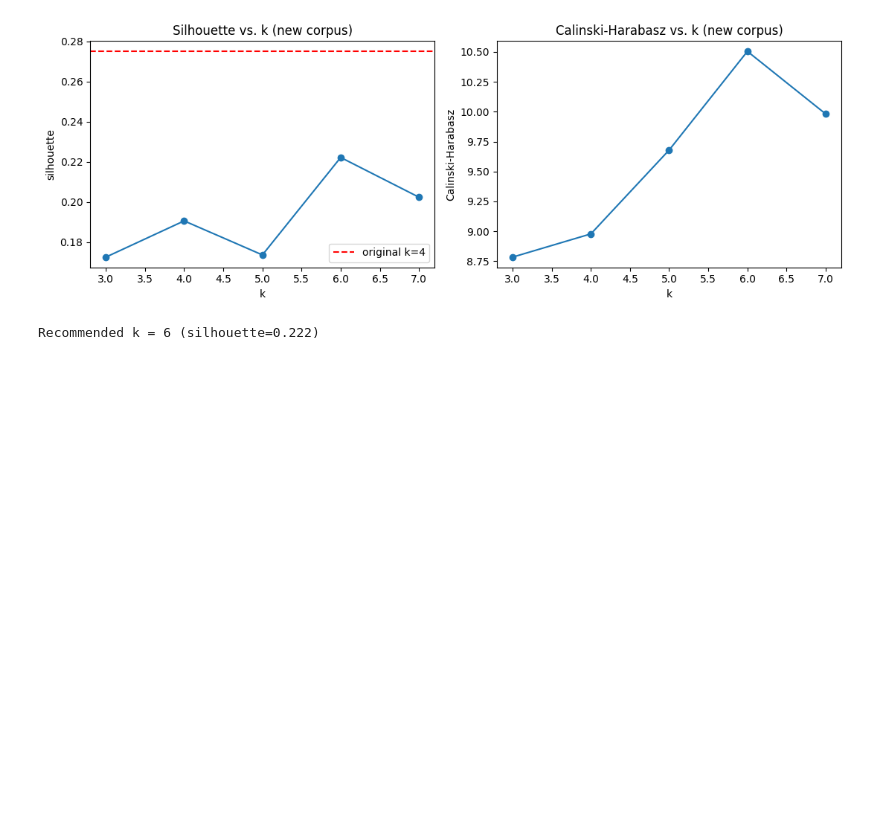
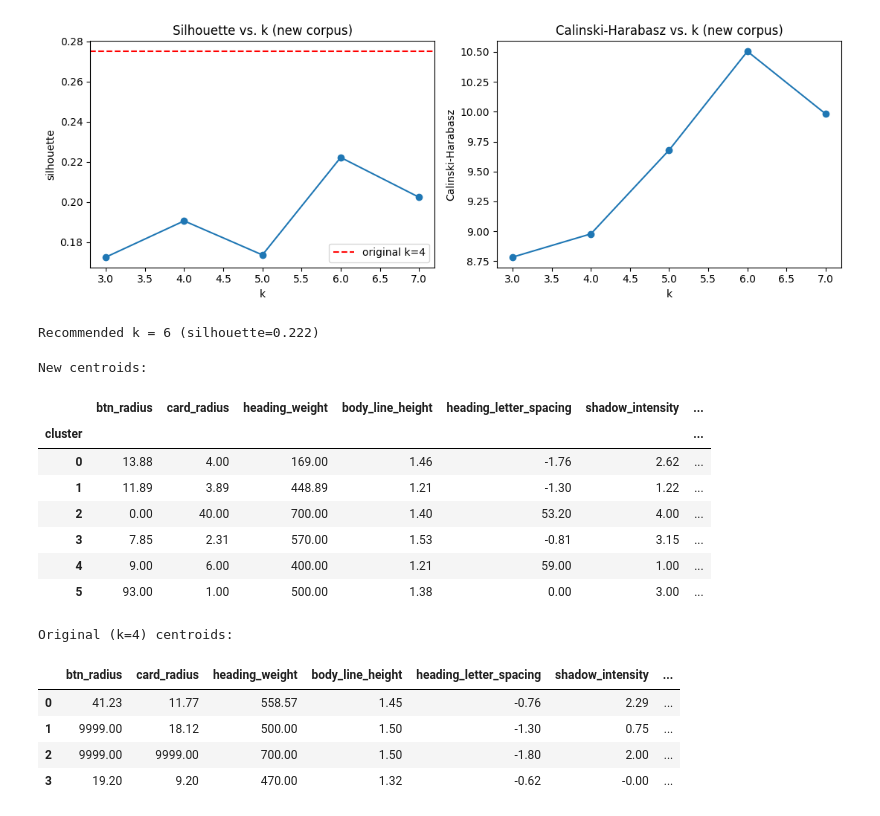
Before and after one commit to haneulcha/design-system-starter, a Jupyter notebook: docs/research/notebooks/2026-04-30-archetype-revalidation.ipynb, the cells around one changed output. Saved outputs shown, nothing was run; the diff lists cells and outputs as text; code cells hidden in the pictures; blank space fills up the shorter version.

```diff
--- a/docs/research/notebooks/2026-04-30-archetype-revalidation.ipynb
+++ b/docs/research/notebooks/2026-04-30-archetype-revalidation.ipynb
@@ -107,3 +108,40 @@ print(f"Recommended k = {best_k} (silhouette={max(silhouettes):.3f})")
 New corpus complete-case n=35 of 58
 [figure]
 Recommended k = 6 (silhouette=0.222)
+# %%
+km = KMeans(n_clusters=best_k, n_init=10, random_state=42).fit(X_new)
+new_complete = new.copy()
+new_complete["cluster_new"] = km.labels_
+
+scaler = StandardScaler().fit(new[ORIGINAL_VARS])
+centroids = pd.DataFrame(
+    scaler.inverse_transform(km.cluster_centers_),
+    columns=ORIGINAL_VARS,
+)
+centroids.index.name = "cluster"
+print("New centroids:")
+display(centroids.round(2))
+
+orig_scaler = StandardScaler().fit(orig[ORIGINAL_VARS])
+orig_centroids = pd.DataFrame(
+    orig_scaler.inverse_transform(km4_orig.cluster_centers_),
+    columns=ORIGINAL_VARS,
+)
+print("\nOriginal (k=4) centroids:")
+display(orig_centroids.round(2))
+# %% [output]
+New centroids:
+|  | btn_radius | card_radius | heading_weight | body_line_height | heading_letter_spacing | shadow_intensity | ... |
+| cluster |  |  |  |  |  |  | ... |
+| 0 | 13.88 | 4.00 | 169.00 | 1.46 | -1.76 | 2.62 | ... |
+| 1 | 11.89 | 3.89 | 448.89 | 1.21 | -1.30 | 1.22 | ... |
+| 2 | 0.00 | 40.00 | 700.00 | 1.40 | 53.20 | 4.00 | ... |
+| 3 | 7.85 | 2.31 | 570.00 | 1.53 | -0.81 | 3.15 | ... |
+| 4 | 9.00 | 6.00 | 400.00 | 1.21 | 59.00 | 1.00 | ... |
+| 5 | 93.00 | 1.00 | 500.00 | 1.38 | 0.00 | 3.00 | ... |
+Original (k=4) centroids:
+|  | btn_radius | card_radius | heading_weight | body_line_height | heading_letter_spacing | shadow_intensity | ... |
+| 0 | 41.23 | 11.77 | 558.57 | 1.45 | -0.76 | 2.29 | ... |
+| 1 | 9999.00 | 18.12 | 500.00 | 1.50 | -1.30 | 0.75 | ... |
+| 2 | 9999.00 | 9999.00 | 700.00 | 1.50 | -1.80 | 2.00 | ... |
+| 3 | 19.20 | 9.20 | 470.00 | 1.32 | -0.62 | -0.00 | ... |
```
Also changed, not shown: parts of 3 cells of this notebook.
